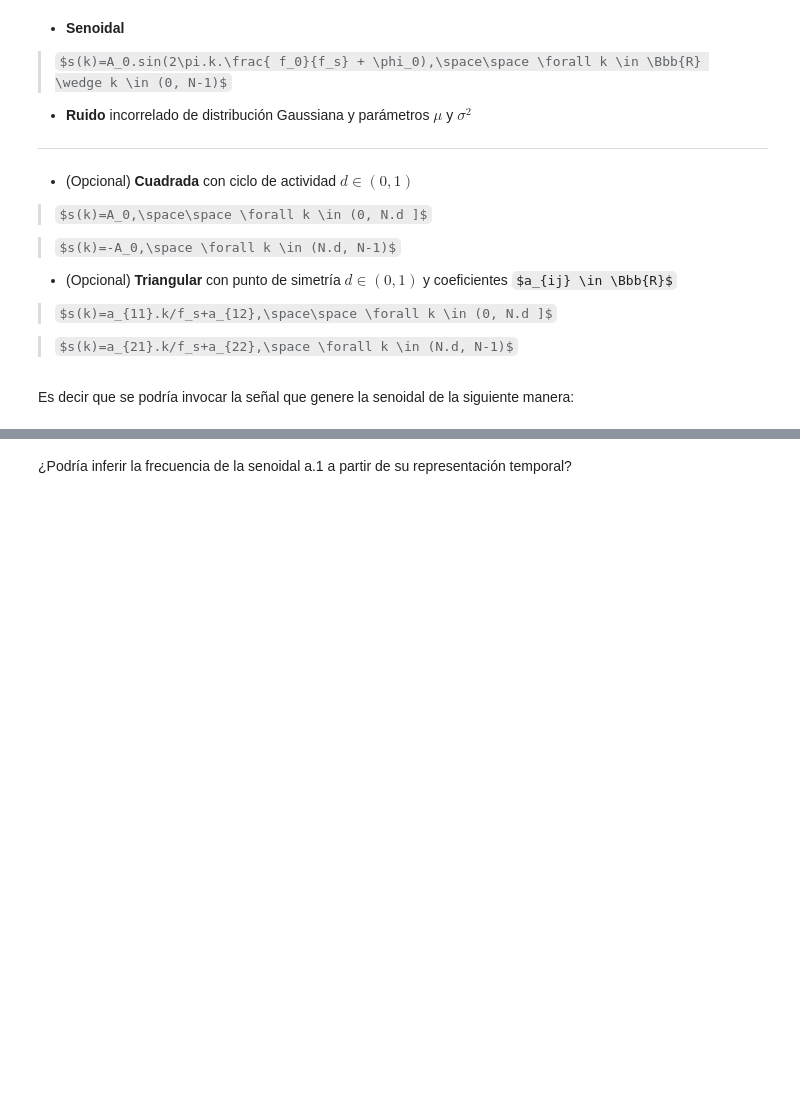
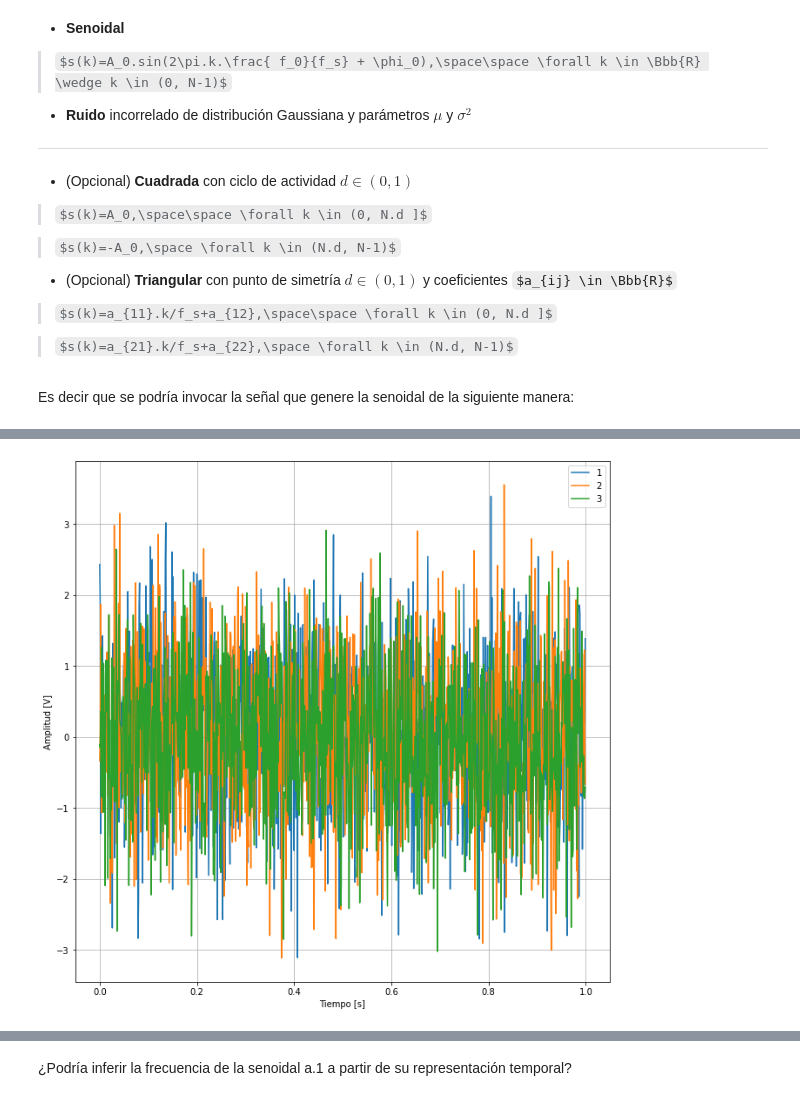
Before and after one commit to jbl95/pds-trabajosPracticos, a Jupyter notebook: TP1 - Muestreo de señales - Forurier.ipynb, the cells around one changed output, grey strips where cells are left out. Saved outputs shown, nothing was run; the diff lists cells and outputs as text; code cells hidden in the pictures; some formulas as TeX source; blank space fills up the shorter version.

```diff
--- a/TP1 - Muestreo de señales - Forurier.ipynb
+++ b/TP1 - Muestreo de señales - Forurier.ipynb
@@ -89,3 +108,27 @@ import matplotlib.pyplot as plt
+# %%
+mu = 1
+sigma1 = 1.028
+sigma2 =1.000
+sigma3 = 0.935
+
+tt = npy.arange(N/fs, step=1/fs)
+
+
+s1 = npy.sqrt(sigma1) * npy.random.randn(N,1)
+s2 = npy.sqrt(sigma2) * npy.random.randn(N,1)
+s3 = npy.sqrt(sigma3) * npy.random.randn(N,1)
+
+plt.figure(1)
+plt.plot (tt,s1,label='1')
+plt.plot (tt,s2,label='2')
+plt.plot (tt,s3,label='3')
+plt.grid()
+plt.xlabel('Tiempo [s]')
+plt.ylabel('Amplitud [V]')
+plt.legend()
+plt.show()
+# %% [output]
+[figure, added]
 # %%
 # NO modifiques este bloque
 ############################
```
Also changed, not shown: parts of 7 cells of this notebook.
